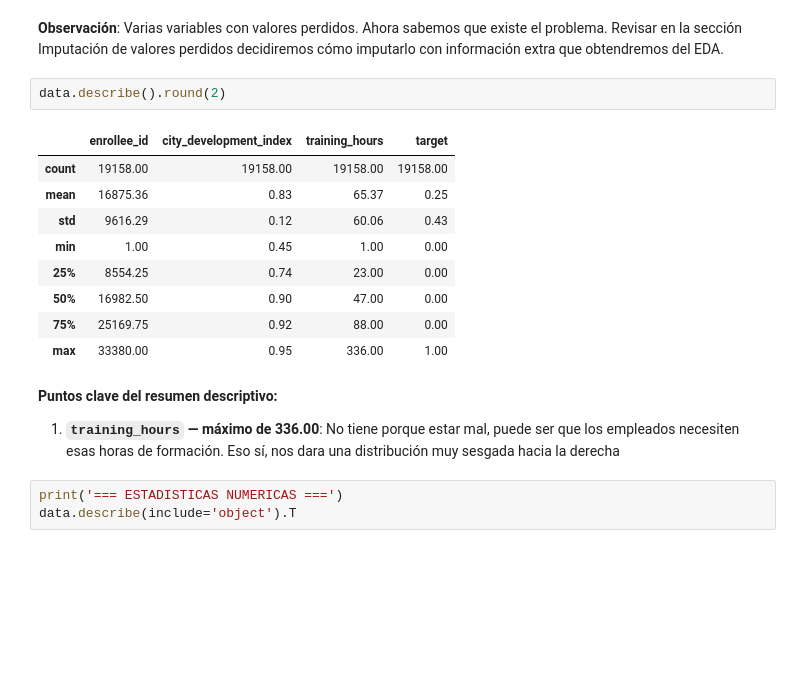
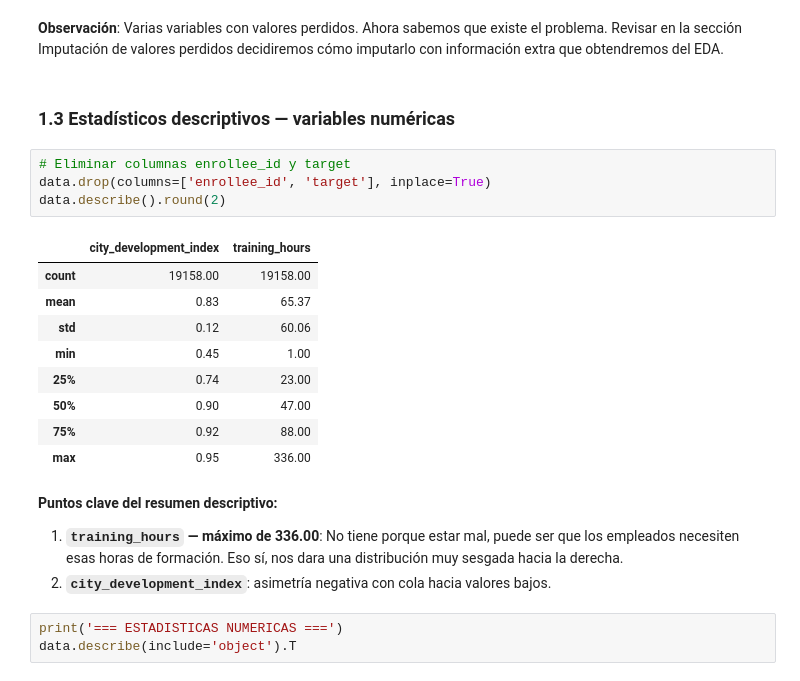
Before and after one commit to alejobgr99/lab-data-science-uniovi, a Jupyter notebook: actividad_final_micro.ipynb, the cells around one changed output. Drawn from its saved outputs; the diff is of its cells as text; blank space fills up the shorter version.

```diff
--- a/actividad_final_micro.ipynb
+++ b/actividad_final_micro.ipynb
@@ -135,22 +137,27 @@ plt.show()
 # %% [markdown]
 **Observación**: Varias variables con valores perdidos. Ahora sabemos que existe el problema.
 Revisar en la sección Imputación de valores perdidos decidiremos cómo imputarlo con información extra que obtendremos del EDA.
+# %% [markdown]
+### 1.3 Estadísticos descriptivos — variables numéricas
 # %%
+# Eliminar columnas enrollee_id y target
+data.drop(columns=['enrollee_id', 'target'], inplace=True)
 data.describe().round(2)
 # %% [output]
-|  | enrollee_id | city_development_index | training_hours | target |
-| count | 19158.00 | 19158.00 | 19158.00 | 19158.00 |
-| mean | 16875.36 | 0.83 | 65.37 | 0.25 |
-| std | 9616.29 | 0.12 | 60.06 | 0.43 |
-| min | 1.00 | 0.45 | 1.00 | 0.00 |
-| 25% | 8554.25 | 0.74 | 23.00 | 0.00 |
-| 50% | 16982.50 | 0.90 | 47.00 | 0.00 |
-| 75% | 25169.75 | 0.92 | 88.00 | 0.00 |
-| max | 33380.00 | 0.95 | 336.00 | 1.00 |
+|  | city_development_index | training_hours |
+| count | 19158.00 | 19158.00 |
+| mean | 0.83 | 65.37 |
+| std | 0.12 | 60.06 |
+| min | 0.45 | 1.00 |
+| 25% | 0.74 | 23.00 |
+| 50% | 0.90 | 47.00 |
+| 75% | 0.92 | 88.00 |
+| max | 0.95 | 336.00 |
 # %% [markdown]
 **Puntos clave del resumen descriptivo:**
 
-1. **`training_hours` — máximo de 336.00**: No tiene porque estar mal, puede ser que los empleados necesiten esas horas de formación. Eso sí, nos dara una distribución muy sesgada hacia la derecha
+1. **`training_hours` — máximo de 336.00**: No tiene porque estar mal, puede ser que los empleados necesiten esas horas de formación. Eso sí, nos dara una distribución muy sesgada hacia la derecha.
+2. **`city_development_index`**: asimetría negativa con cola hacia valores bajos.
 # %%
 print('=== ESTADISTICAS NUMERICAS ===')
 data.describe(include='object').T
```
Also changed, not shown: parts of 29 cells of this notebook.
